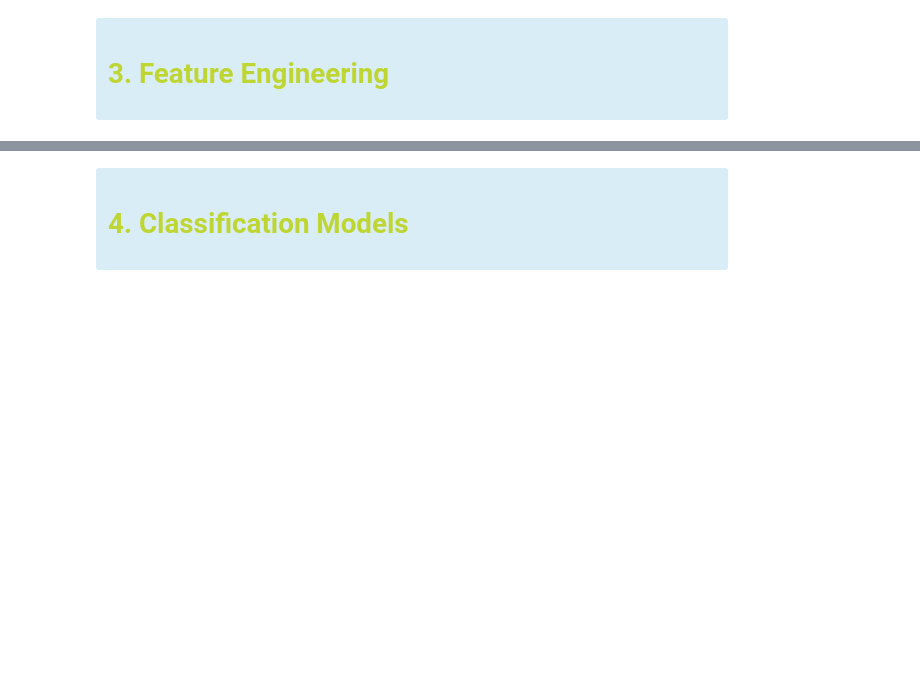
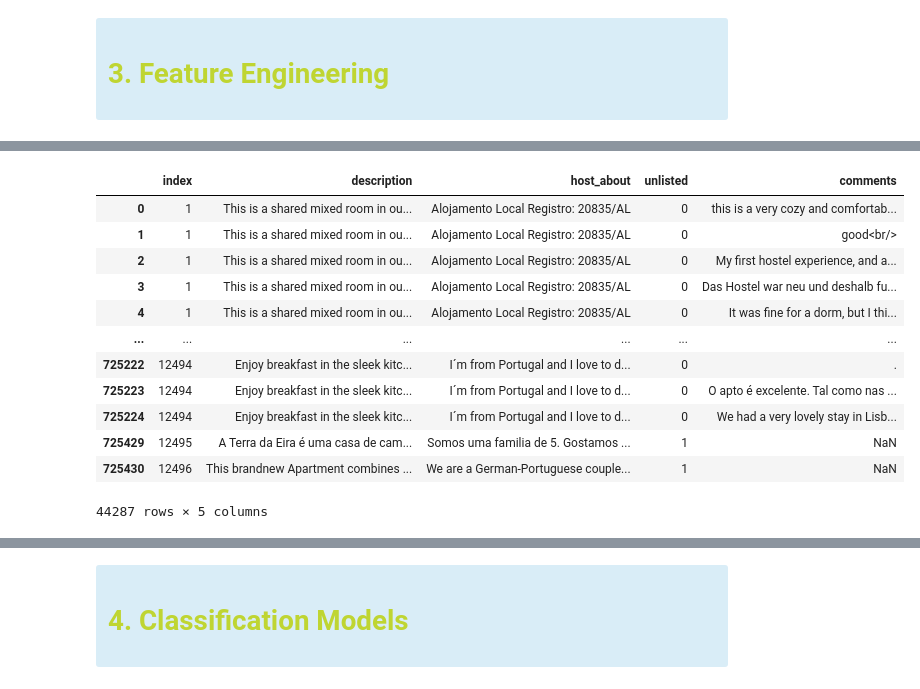
Before and after one commit to inesleonidasrocha/TM2023-Airbnb, a Jupyter notebook: NLP_3.ipynb, the cells around one changed output, grey strips where cells are left out. Drawn from its saved outputs; the diff is of its cells as text; code cells hidden in the pictures; blank space fills up the shorter version.

```diff
--- a/NLP_3.ipynb
+++ b/NLP_3.ipynb
@@ -401,0 +402,3 @@ create a new binary feature. checkig if that listing already has reviews or not,
+# %%
+merged_df = train_data.merge(train_reviews, on='index', how='left')
+merged_df.tail()
@@ -401,0 +412,16 @@ create a new binary feature. checkig if that listing already has reviews or not,
+# %%
+grouped = merged_df.groupby('index')
+# %% [output]
+|  | index | description | host_about | unlisted | comments |
+| 0 | 1 | This is a shared mixed room in ou... | Alojamento Local Registro: 20835/AL | 0 | this is a very cozy and comfortab... |
+| 1 | 1 | This is a shared mixed room in ou... | Alojamento Local Registro: 20835/AL | 0 | good<br/> |
+| 2 | 1 | This is a shared mixed room in ou... | Alojamento Local Registro: 20835/AL | 0 | My first hostel experience, and a... |
+| 3 | 1 | This is a shared mixed room in ou... | Alojamento Local Registro: 20835/AL | 0 | Das Hostel war neu und deshalb fu... |
+| 4 | 1 | This is a shared mixed room in ou... | Alojamento Local Registro: 20835/AL | 0 | It was fine for a dorm, but I thi... |
+| ... | ... | ... | ... | ... | ... |
+| 725222 | 12494 | Enjoy breakfast in the sleek kitc... | I´m from Portugal and I love to d... | 0 | . |
+| 725223 | 12494 | Enjoy breakfast in the sleek kitc... | I´m from Portugal and I love to d... | 0 | O apto é excelente. Tal como nas ... |
+| 725224 | 12494 | Enjoy breakfast in the sleek kitc... | I´m from Portugal and I love to d... | 0 | We had a very lovely stay in Lisb... |
+| 725429 | 12495 | A Terra da Eira é uma casa de cam... | Somos uma familia de 5. Gostamos ... | 1 | NaN |
+| 725430 | 12496 | This brandnew Apartment combines ... | We are a German-Portuguese couple... | 1 | NaN |
+44287 rows × 5 columns
```
Also changed, not shown: parts of 16 cells of this notebook, 1 other file.
